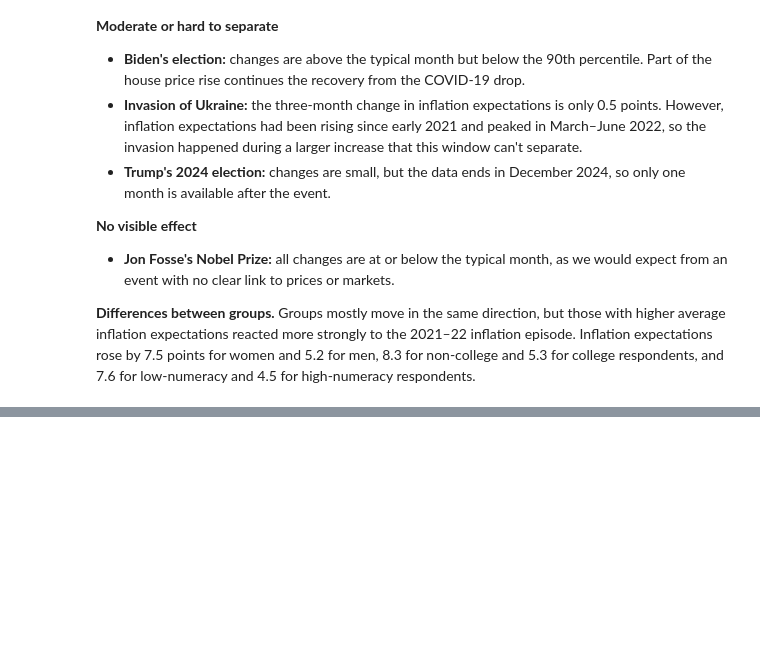
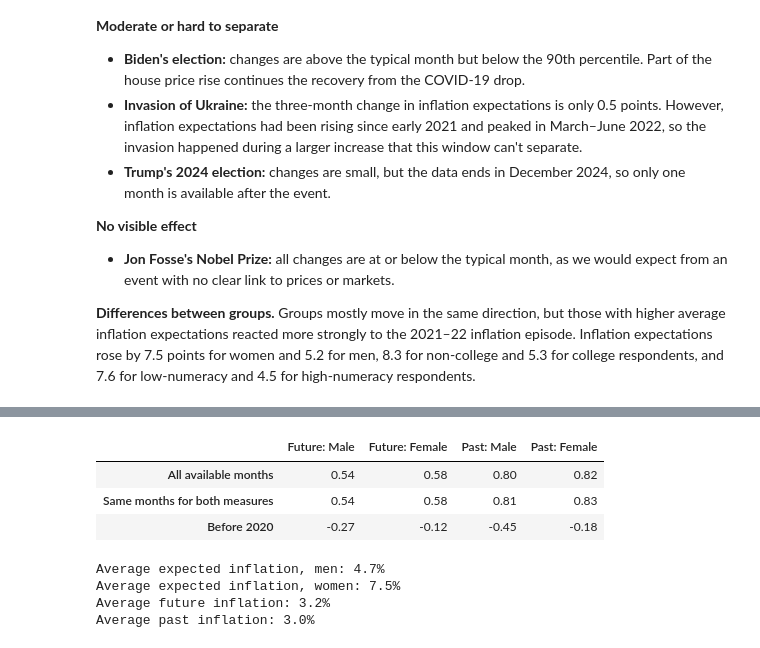
Before and after one commit to Partho-N/TECH2-H26-ai-week, a Jupyter notebook: term_paper.ipynb, the cells around one changed output, grey strips where cells are left out. Saved outputs shown, nothing was run; the diff lists cells and outputs as text; code cells hidden in the pictures; blank space fills up the shorter version.

```diff
--- a/term_paper.ipynb
+++ b/term_paper.ipynb
@@ -670,0 +820,38 @@ These comparisons show timing, not cause. Other things happened in the same mont
+# %%
+# Months where both realized inflation measures are available
+common_months = inflation_data.dropna(subset=['future_inflation', 'past_inflation'])
+
+samples = {
+    'All available months': inflation_data,
+    'Same months for both measures': common_months,
+    'Before 2020': common_months[common_months['month'].dt.year < 2020],
+}
+
+correlation_table = {}
+
+for sample, data in samples.items():
+    for column, measure in [('future_inflation', 'Future'), ('past_inflation', 'Past')]:
+        correlations = compute_correlations(data, column)
+
+        for value, label in GROUP_LABELS['female'].items():
+            correlation_table[(sample, f'{measure}: {label}')] = correlations[value]
+
+pd.Series(correlation_table).unstack(sort=False).round(2)
+# %% [output]
+|  | Future: Male | Future: Female | Past: Male | Past: Female |
+| All available months | 0.54 | 0.58 | 0.80 | 0.82 |
+| Same months for both measures | 0.54 | 0.58 | 0.81 | 0.83 |
+| Before 2020 | -0.27 | -0.12 | -0.45 | -0.18 |
+# %%
+# Compare the levels of expected and realized inflation over the same months
+level_table = common_months.groupby('female')['inflation'].mean().round(1)
+
+print(f'Average expected inflation, men: {level_table[0]}%')
+print(f'Average expected inflation, women: {level_table[1]}%')
+print(f'Average future inflation: {common_months["future_inflation"].mean():.1f}%')
+print(f'Average past inflation: {common_months["past_inflation"].mean():.1f}%')
+# %% [output]
+Average expected inflation, men: 4.7%
+Average expected inflation, women: 7.5%
+Average future inflation: 3.2%
+Average past inflation: 3.0%
```
Also changed, not shown: parts of 14 cells of this notebook.
